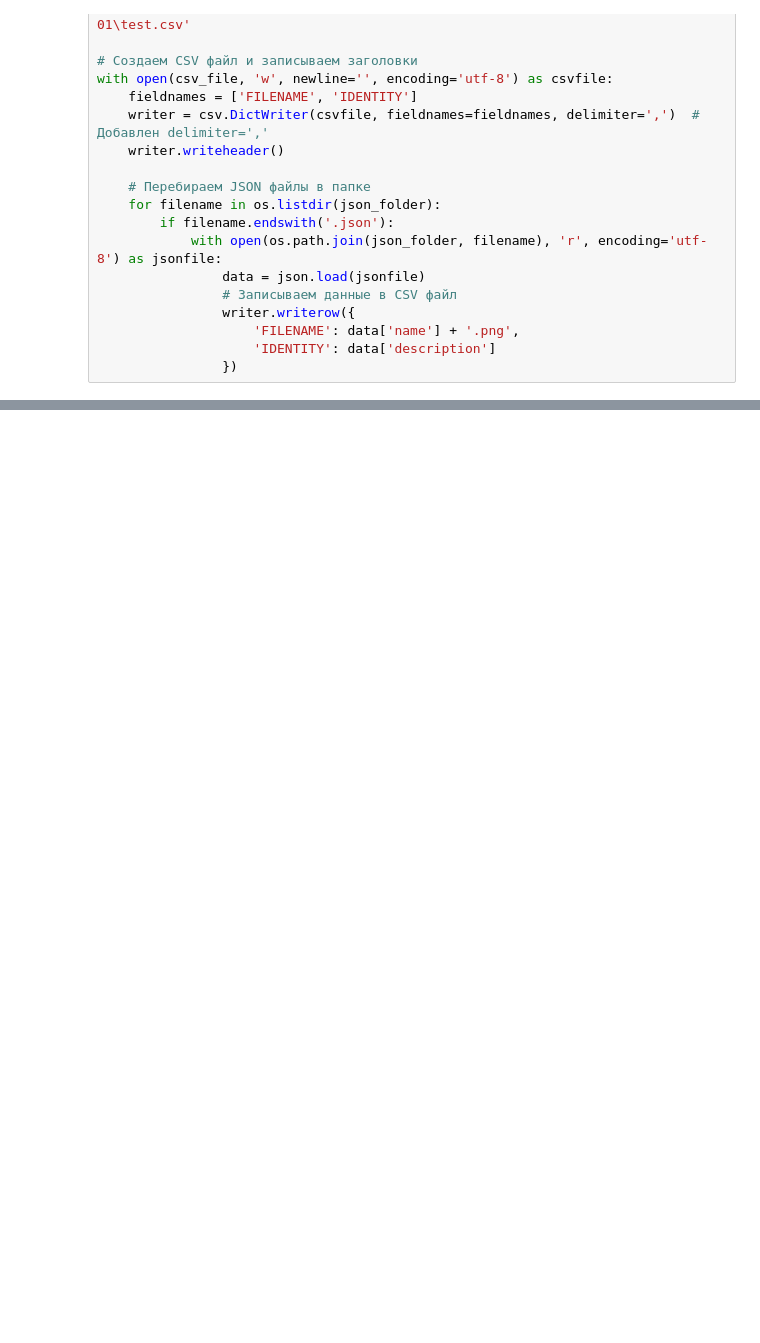
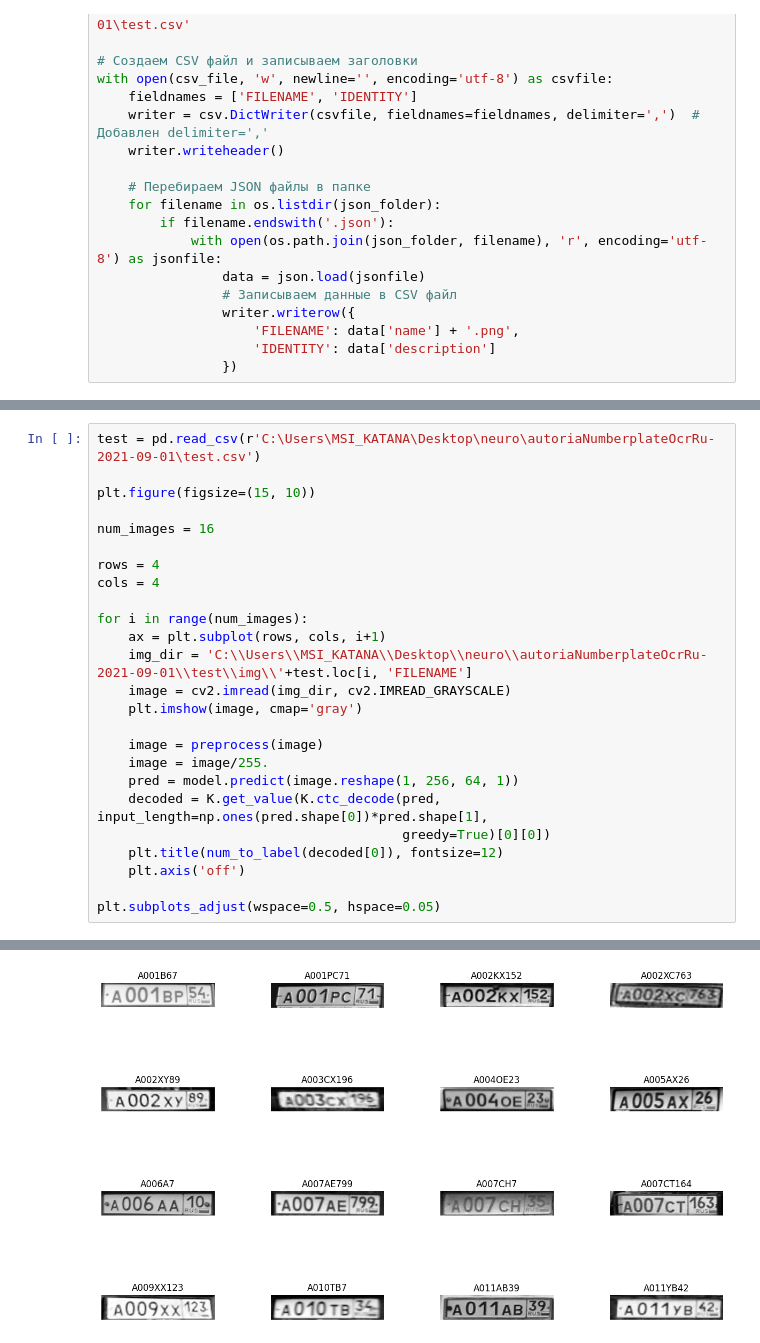
Before and after one commit to gefest0v/ocr, a Jupyter notebook: final.ipynb, the cells around one changed output, grey strips where cells are left out. Saved outputs shown, nothing was run; the diff lists cells and outputs as text; blank space fills up the shorter version.

```diff
--- a/final.ipynb
+++ b/final.ipynb
@@ -342,0 +338,26 @@ plt.subplots_adjust(wspace=0.2, hspace=-0.8)
+# %%
+test = pd.read_csv(r'C:\Users\MSI_KATANA\Desktop\neuro\autoriaNumberplateOcrRu-2021-09-01\test.csv')
+
+plt.figure(figsize=(15, 10))
+
+num_images = 16
+
+rows = 4
+cols = 4
+
+for i in range(num_images):
+    ax = plt.subplot(rows, cols, i+1)
+    img_dir = 'C:\\Users\\MSI_KATANA\\Desktop\\neuro\\autoriaNumberplateOcrRu-2021-09-01\\test\\img\\'+test.loc[i, 'FILENAME']
+    image = cv2.imread(img_dir, cv2.IMREAD_GRAYSCALE)
+    plt.imshow(image, cmap='gray')
+
+    image = preprocess(image)
+    image = image/255.
+    pred = model.predict(image.reshape(1, 256, 64, 1))
+    decoded = K.get_value(K.ctc_decode(pred, input_length=np.ones(pred.shape[0])*pred.shape[1],
+                                       greedy=True)[0][0])
+    plt.title(num_to_label(decoded[0]), fontsize=12)
+    plt.axis('off')
+
+plt.subplots_adjust(wspace=0.5, hspace=0.05)
+# %% [output]
@@ -342,0 +380 @@ plt.subplots_adjust(wspace=0.2, hspace=-0.8)
+[figure, added]
```
Also changed, not shown: parts of 12 cells of this notebook.
